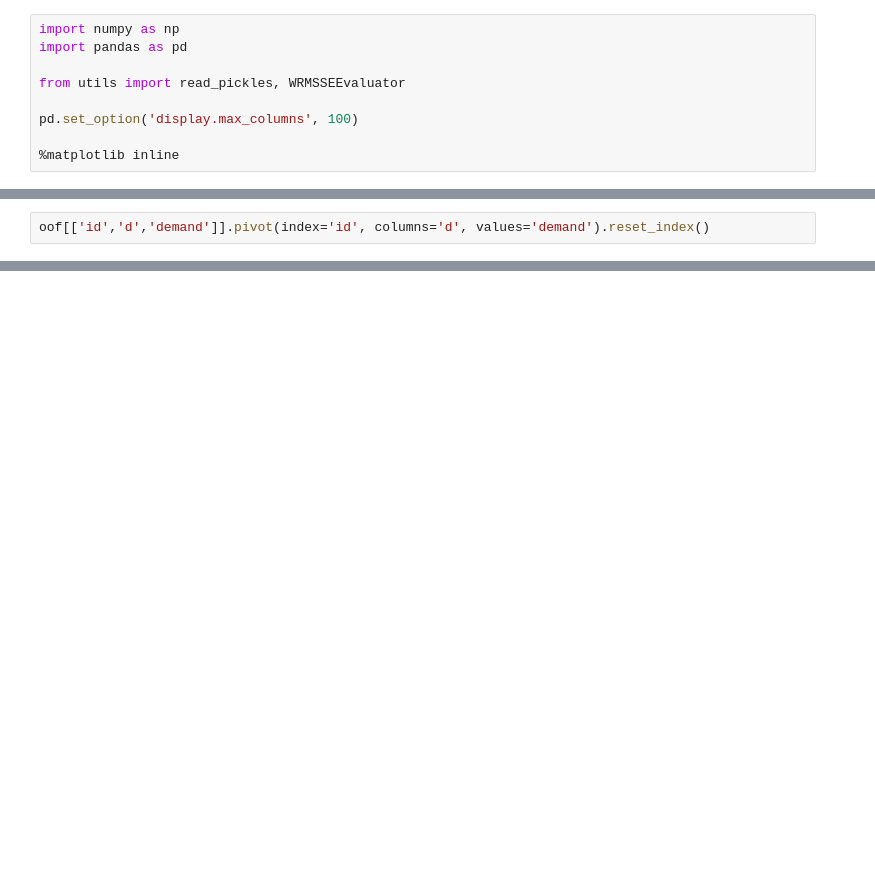
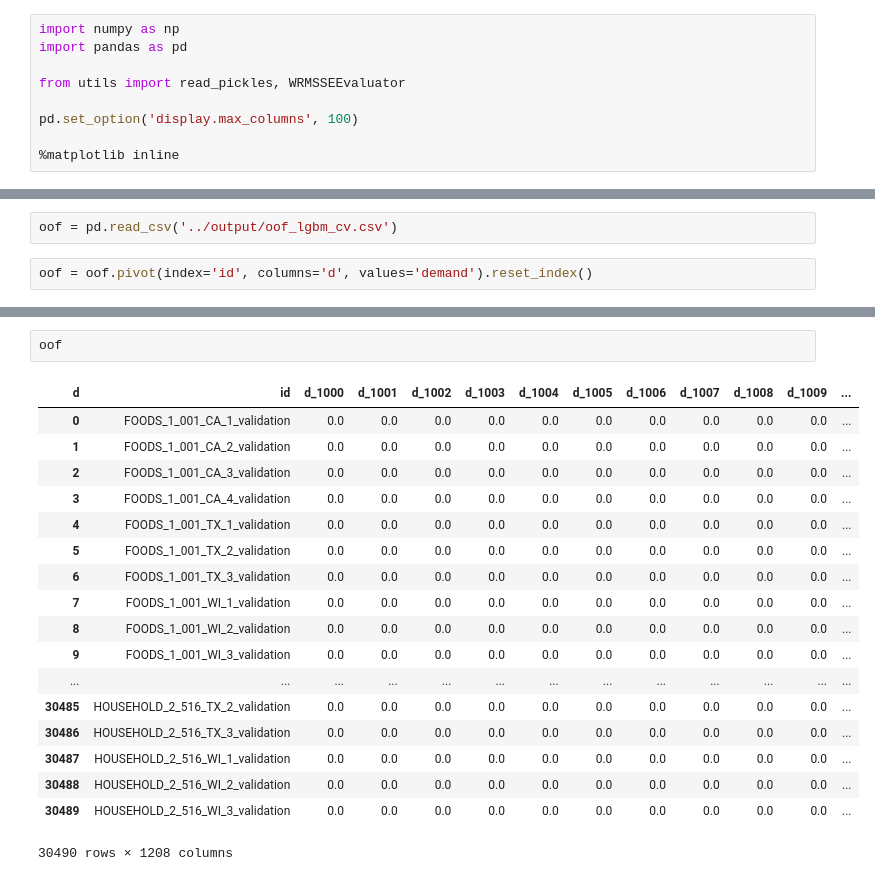
Before and after one commit to MitsuruFujiwara/M5-Forecasting-Accuracy, a Jupyter notebook: src/907_score.ipynb, the cells around one changed output, grey strips where cells are left out. Saved outputs shown, nothing was run; the diff lists cells and outputs as text; blank space fills up the shorter version.

```diff
--- a/src/907_score.ipynb
+++ b/src/907_score.ipynb
@@ -31,2 +34,4 @@ oof = pd.read_csv('../output/oof_lgbm_28days.csv')
+# %%
+oof = pd.read_csv('../output/oof_lgbm_cv.csv')
 # %%
-oof[['id','d','demand']].pivot(index='id', columns='d', values='demand').reset_index()
+oof = oof.pivot(index='id', columns='d', values='demand').reset_index()
@@ -72,0 +38,21 @@ sub
+# %%
+oof
+# %% [output]
+| d | id | d_1000 | d_1001 | d_1002 | d_1003 | d_1004 | d_1005 | d_1006 | d_1007 | d_1008 | d_1009 | ... |
+| 0 | FOODS_1_001_CA_1_validation | 0.0 | 0.0 | 0.0 | 0.0 | 0.0 | 0.0 | 0.0 | 0.0 | 0.0 | 0.0 | ... |
+| 1 | FOODS_1_001_CA_2_validation | 0.0 | 0.0 | 0.0 | 0.0 | 0.0 | 0.0 | 0.0 | 0.0 | 0.0 | 0.0 | ... |
+| 2 | FOODS_1_001_CA_3_validation | 0.0 | 0.0 | 0.0 | 0.0 | 0.0 | 0.0 | 0.0 | 0.0 | 0.0 | 0.0 | ... |
+| 3 | FOODS_1_001_CA_4_validation | 0.0 | 0.0 | 0.0 | 0.0 | 0.0 | 0.0 | 0.0 | 0.0 | 0.0 | 0.0 | ... |
+| 4 | FOODS_1_001_TX_1_validation | 0.0 | 0.0 | 0.0 | 0.0 | 0.0 | 0.0 | 0.0 | 0.0 | 0.0 | 0.0 | ... |
+| 5 | FOODS_1_001_TX_2_validation | 0.0 | 0.0 | 0.0 | 0.0 | 0.0 | 0.0 | 0.0 | 0.0 | 0.0 | 0.0 | ... |
+| 6 | FOODS_1_001_TX_3_validation | 0.0 | 0.0 | 0.0 | 0.0 | 0.0 | 0.0 | 0.0 | 0.0 | 0.0 | 0.0 | ... |
+| 7 | FOODS_1_001_WI_1_validation | 0.0 | 0.0 | 0.0 | 0.0 | 0.0 | 0.0 | 0.0 | 0.0 | 0.0 | 0.0 | ... |
+| 8 | FOODS_1_001_WI_2_validation | 0.0 | 0.0 | 0.0 | 0.0 | 0.0 | 0.0 | 0.0 | 0.0 | 0.0 | 0.0 | ... |
+| 9 | FOODS_1_001_WI_3_validation | 0.0 | 0.0 | 0.0 | 0.0 | 0.0 | 0.0 | 0.0 | 0.0 | 0.0 | 0.0 | ... |
+| ... | ... | ... | ... | ... | ... | ... | ... | ... | ... | ... | ... | ... |
+| 30485 | HOUSEHOLD_2_516_TX_2_validation | 0.0 | 0.0 | 0.0 | 0.0 | 0.0 | 0.0 | 0.0 | 0.0 | 0.0 | 0.0 | ... |
+| 30486 | HOUSEHOLD_2_516_TX_3_validation | 0.0 | 0.0 | 0.0 | 0.0 | 0.0 | 0.0 | 0.0 | 0.0 | 0.0 | 0.0 | ... |
+| 30487 | HOUSEHOLD_2_516_WI_1_validation | 0.0 | 0.0 | 0.0 | 0.0 | 0.0 | 0.0 | 0.0 | 0.0 | 0.0 | 0.0 | ... |
+| 30488 | HOUSEHOLD_2_516_WI_2_validation | 0.0 | 0.0 | 0.0 | 0.0 | 0.0 | 0.0 | 0.0 | 0.0 | 0.0 | 0.0 | ... |
+| 30489 | HOUSEHOLD_2_516_WI_3_validation | 0.0 | 0.0 | 0.0 | 0.0 | 0.0 | 0.0 | 0.0 | 0.0 | 0.0 | 0.0 | ... |
+30490 rows × 1208 columns
```
Also changed, not shown: parts of 8 cells of this notebook, 3 other files.
